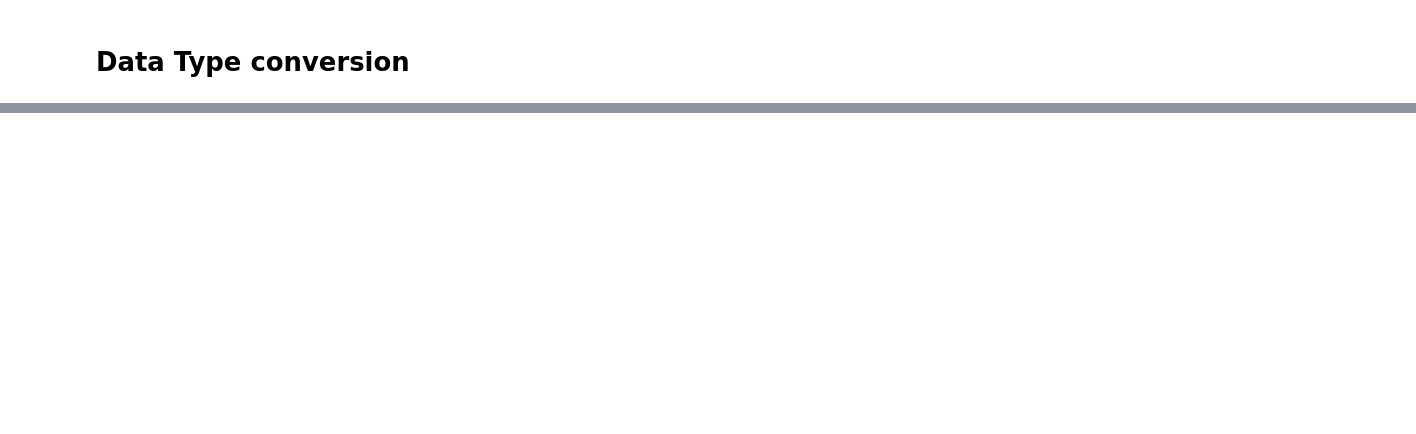
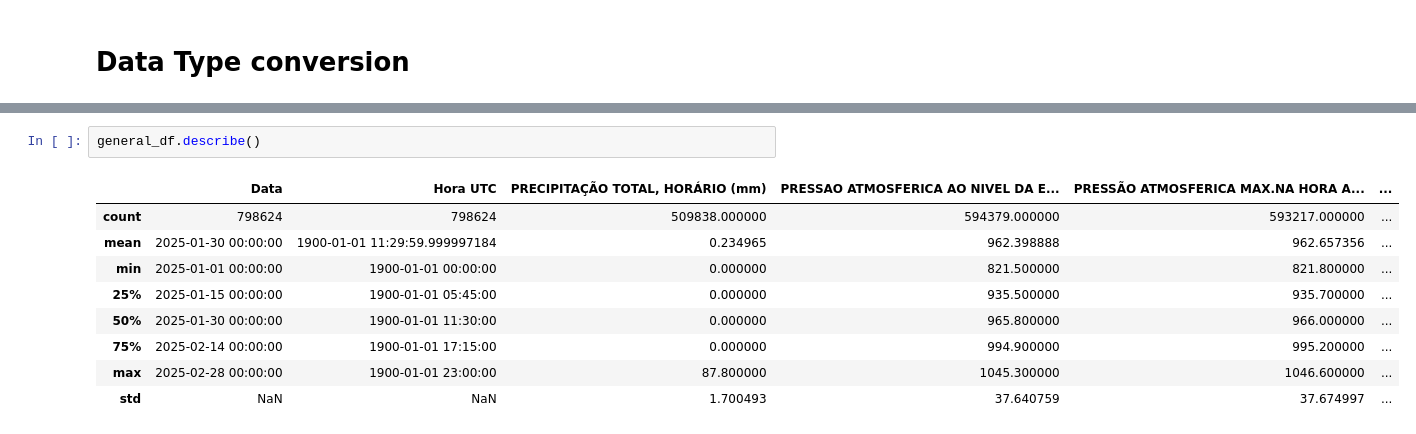
Before and after one commit to tracyxoxo/TCC-IA, a Jupyter notebook: TCC.ipynb, the cells around one changed output, grey strips where cells are left out. Cells and saved outputs as stored; diff of their text form; blank space fills up the shorter version.

```diff
--- a/TCC.ipynb
+++ b/TCC.ipynb
@@ -87,0 +127,12 @@ general_df['TEMPERATURA DO AR - BULBO SECO, HORARIA (°C)'] = general_df['TEMPER
+# %%
+general_df.describe()
+# %% [output]
+|  | Data | Hora UTC | PRECIPITAÇÃO TOTAL, HORÁRIO (mm) | PRESSAO ATMOSFERICA AO NIVEL DA E... | PRESSÃO ATMOSFERICA MAX.NA HORA A... | ... |
+| count | 798624 | 798624 | 509838.000000 | 594379.000000 | 593217.000000 | ... |
+| mean | 2025-01-30 00:00:00 | 1900-01-01 11:29:59.999997184 | 0.234965 | 962.398888 | 962.657356 | ... |
+| min | 2025-01-01 00:00:00 | 1900-01-01 00:00:00 | 0.000000 | 821.500000 | 821.800000 | ... |
+| 25% | 2025-01-15 00:00:00 | 1900-01-01 05:45:00 | 0.000000 | 935.500000 | 935.700000 | ... |
+| 50% | 2025-01-30 00:00:00 | 1900-01-01 11:30:00 | 0.000000 | 965.800000 | 966.000000 | ... |
+| 75% | 2025-02-14 00:00:00 | 1900-01-01 17:15:00 | 0.000000 | 994.900000 | 995.200000 | ... |
+| max | 2025-02-28 00:00:00 | 1900-01-01 23:00:00 | 87.800000 | 1045.300000 | 1046.600000 | ... |
+| std | NaN | NaN | 1.700493 | 37.640759 | 37.674997 | ... |
```
Also changed, not shown: parts of 7 cells of this notebook.
